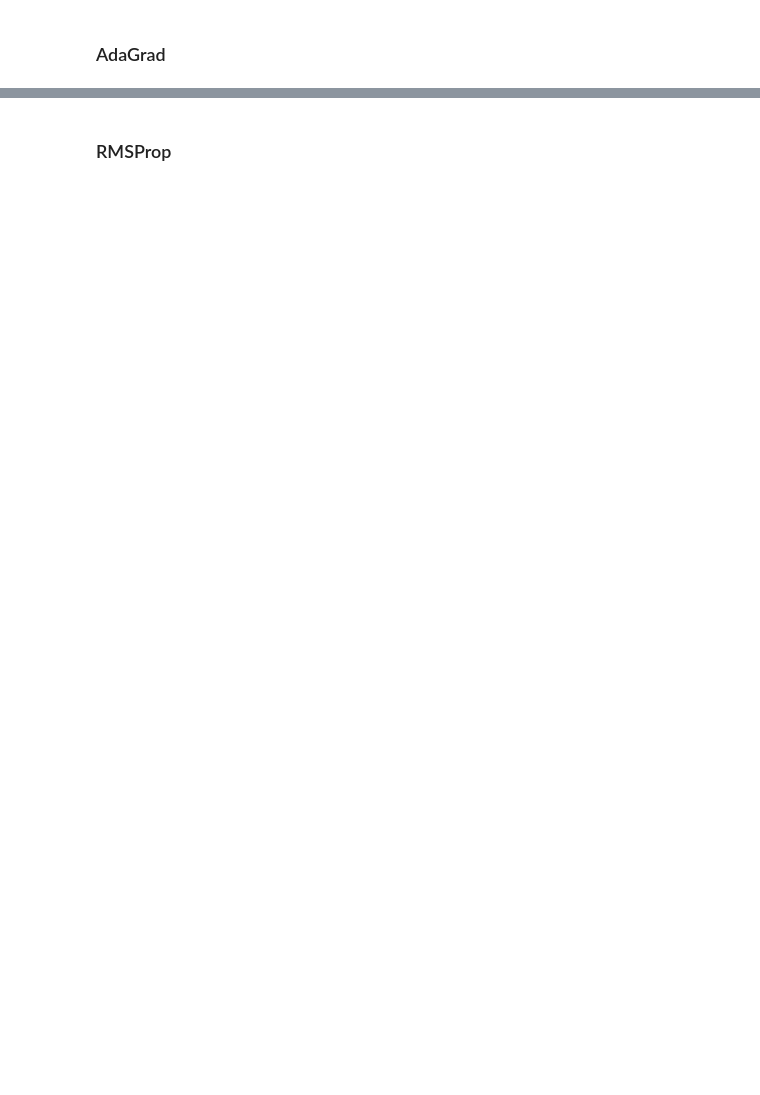
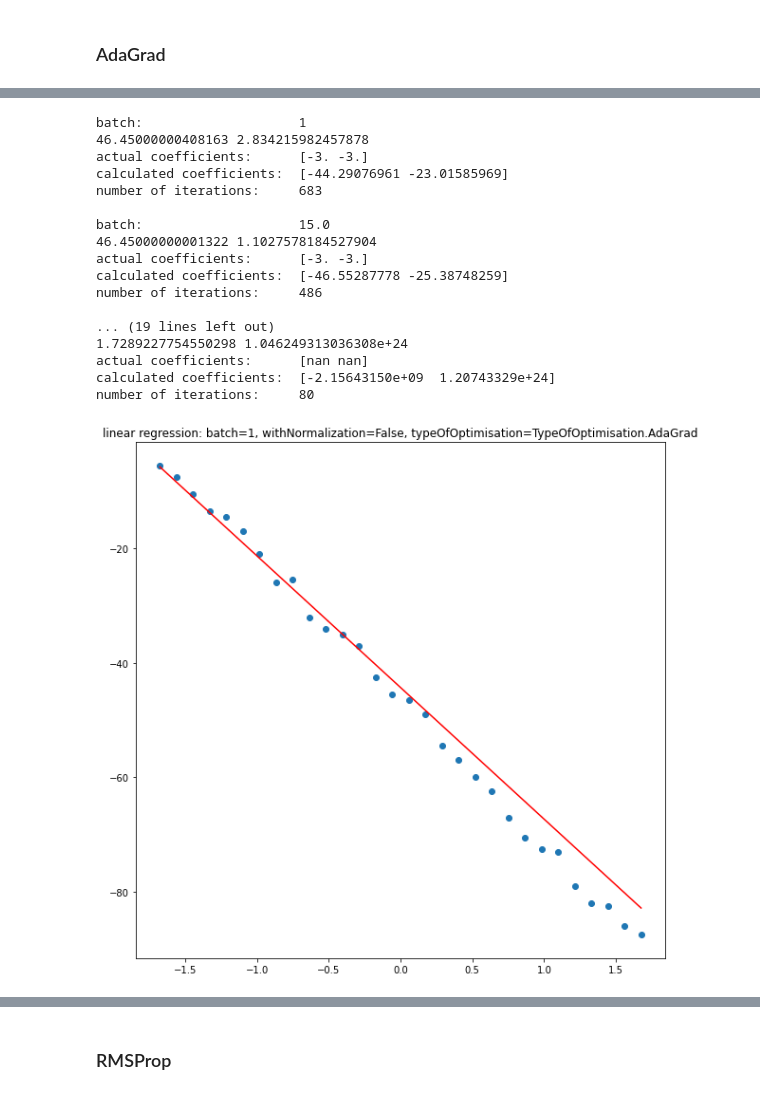
Before and after one commit to metopt-labs/lab2, a Jupyter notebook: solution.ipynb, the cells around one changed output, grey strips where cells are left out. Drawn from its saved outputs; the diff is of its cells as text; code cells hidden in the pictures; blank space fills up the shorter version.

```diff
--- a/solution.ipynb
+++ b/solution.ipynb
@@ -297,0 +374,26 @@ number of iterations:     261
+# %%
+runSGD(1, TypeOfOptimisation.AdaGrad, withNormalization=False, lr=1e-1, eps=1e-4)
+runSGD(M / 2, TypeOfOptimisation.AdaGrad, withNormalization=False, lr=1e-1, eps=1e-4)
+runSGD(M, TypeOfOptimisation.AdaGrad, withNormalization=False, lr=1e-1, eps=1e-4)
+runSGD(1, TypeOfOptimisation.AdaGrad, withNormalization=True, lr=1e-1, eps=1e-6)
+runSGD(M / 2, TypeOfOptimisation.AdaGrad, withNormalization=True, lr=1e-1, eps=1e-6)
+runSGD(M, TypeOfOptimisation.AdaGrad, withNormalization=True, lr=1e-1, eps=1e-6)
+# %% [output]
+batch:                    1
+46.45000000408163 2.834215982457878
+actual coefficients:      [-3. -3.]
+calculated coefficients:  [-44.29076961 -23.01585969]
+number of iterations:     683
+
+batch:                    15.0
+46.45000000001322 1.1027578184527904
+actual coefficients:      [-3. -3.]
+calculated coefficients:  [-46.55287778 -25.38748259]
+number of iterations:     486
+
+... (19 lines left out)
+1.7289227754550298 1.046249313036308e+24
+actual coefficients:      [nan nan]
+calculated coefficients:  [-2.15643150e+09  1.20743329e+24]
+number of iterations:     80
+[figure, added]
```
Also changed, not shown: parts of 14 cells of this notebook.
